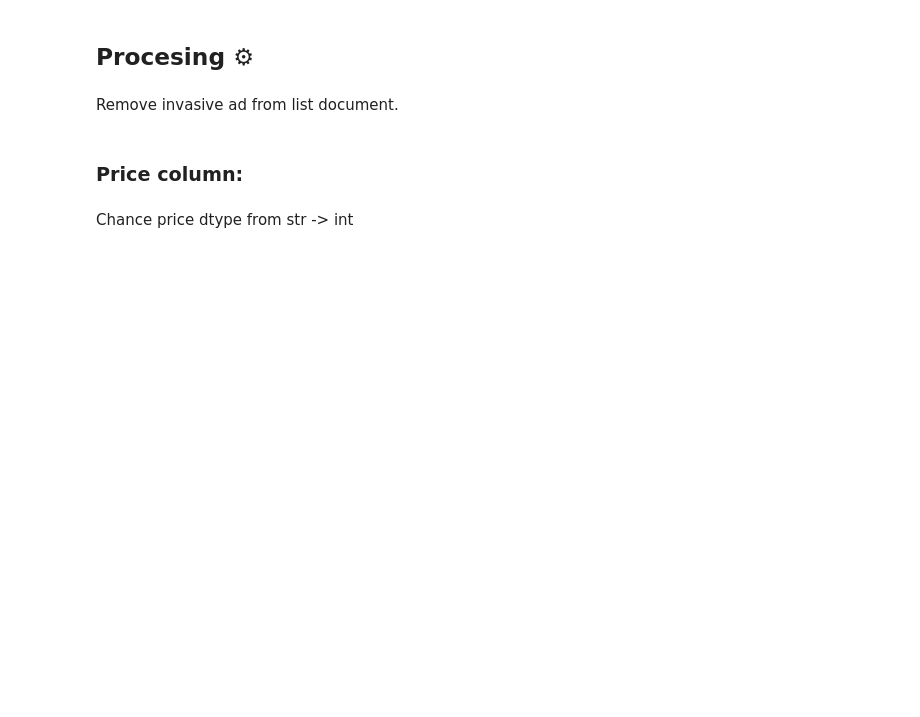
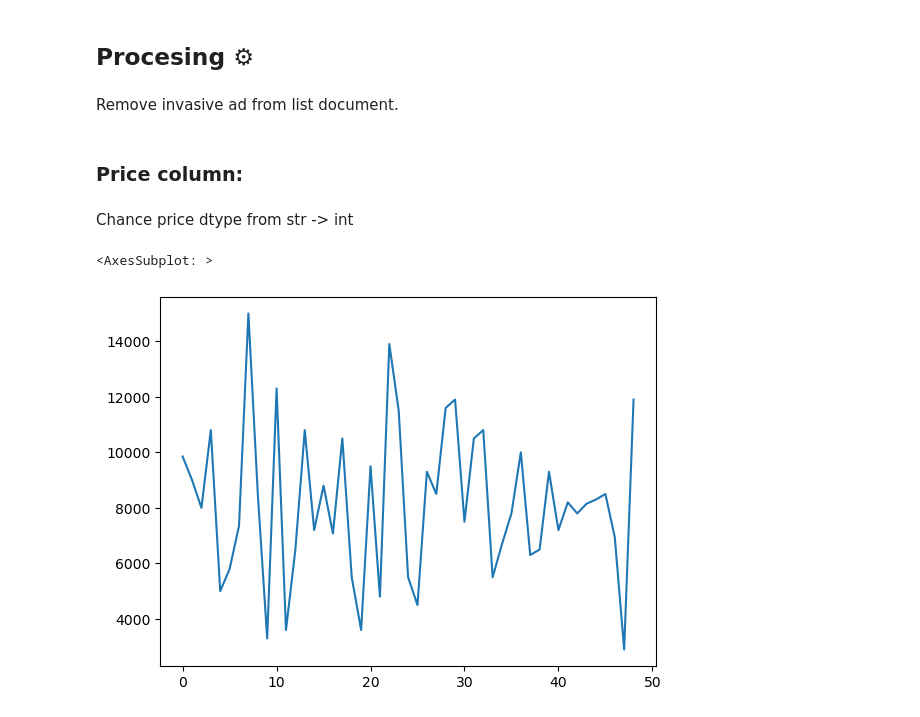
Before and after one commit to standoge/encuentra-24-ETL, a Jupyter notebook: main.ipynb, the cells around one changed output. Cells and saved outputs as stored; diff of their text form; code cells hidden in the pictures; blank space fills up the shorter version.

```diff
--- a/main.ipynb
+++ b/main.ipynb
@@ -142,0 +145,5 @@ df.info()
+# %%
+df["price"].plot()
+# %% [output]
+<AxesSubplot: >
+[figure, added]
```
Also changed, not shown: parts of 12 cells of this notebook.
